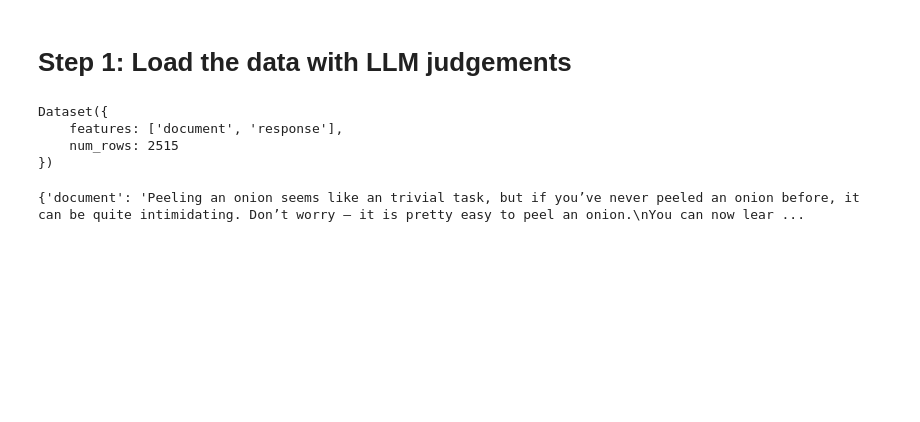
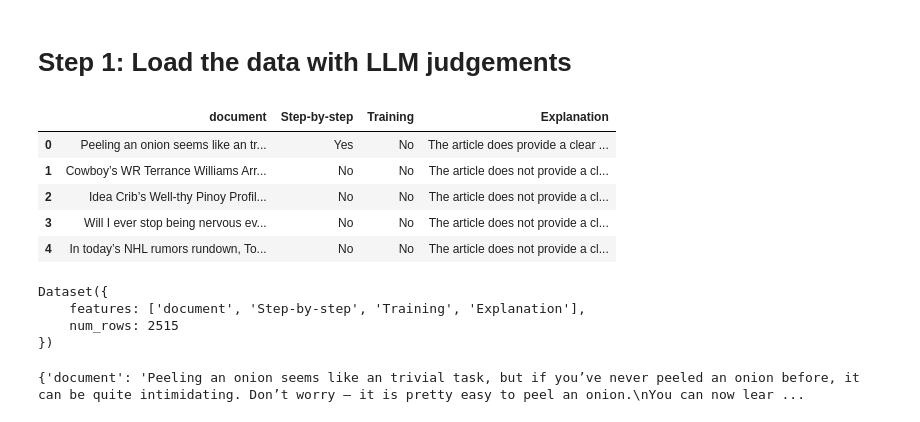
Before and after one commit to simulate111/Textual-Data-Analysis-25, a Jupyter notebook: project_TDA.ipynb, the cells around one changed output. Drawn from its saved outputs; the diff is of its cells as text; code cells hidden in the pictures; blank space fills up the shorter version.

```diff
--- a/project_TDA.ipynb
+++ b/project_TDA.ipynb
@@ -14,32 +24,9 @@ Pair: If you did this project as pair work, name the other student here, leave e
 # %%
-import os
-import gzip
-import json
-import pandas as pd
-from datasets import Dataset
-
-# Step 1: Download the file
+#Load the data
 url = "http://dl.turkunlp.org/tda-course-2025/tda25-responses.jsonl.gz"
 filename = "tda25-responses.jsonl.gz"
-
 os.system(f"wget {url} -O {filename}")
-
-# Step 2: Extract the JSONL file
 extracted_filename = "tda25-responses.jsonl"
-
 with gzip.open(filename, 'rt', encoding='utf-8') as f_in:
     data = [json.loads(line) for line in f_in]
-
-# Step 3: Convert to Pandas DataFrame
 df = pd.DataFrame(data)
-
-# Step 4: Convert to Hugging Face Dataset
-hf_dataset = Dataset.from_pandas(df)
-
-# Verify the dataset
-print(hf_dataset)
-# %% [output]
-Dataset({
-    features: ['document', 'response'],
-    num_rows: 2515
-})
@@ -45,0 +45,10 @@ Dataset({
+# %%
+# Display the transformed dataset
+df.head()
+# %% [output]
+|  | document | Step-by-step | Training | Explanation |
+| 0 | Peeling an onion seems like an tr... | Yes | No | The article does provide a clear ... |
+| 1 | Cowboy’s WR Terrance Williams Arr... | No | No | The article does not provide a cl... |
+| 2 | Idea Crib’s Well-thy Pinoy Profil... | No | No | The article does not provide a cl... |
+| 3 | Will I ever stop being nervous ev... | No | No | The article does not provide a cl... |
+| 4 | In today’s NHL rumors rundown, To... | No | No | The article does not provide a cl... |
@@ -45,0 +61,9 @@ Dataset({
+# %%
+
+# Verify the dataset
+print(hf_dataset)
+# %% [output]
+Dataset({
+    features: ['document', 'Step-by-step', 'Training', 'Explanation'],
+    num_rows: 2515
+})
```
Also changed, not shown: parts of 43 cells of this notebook.
